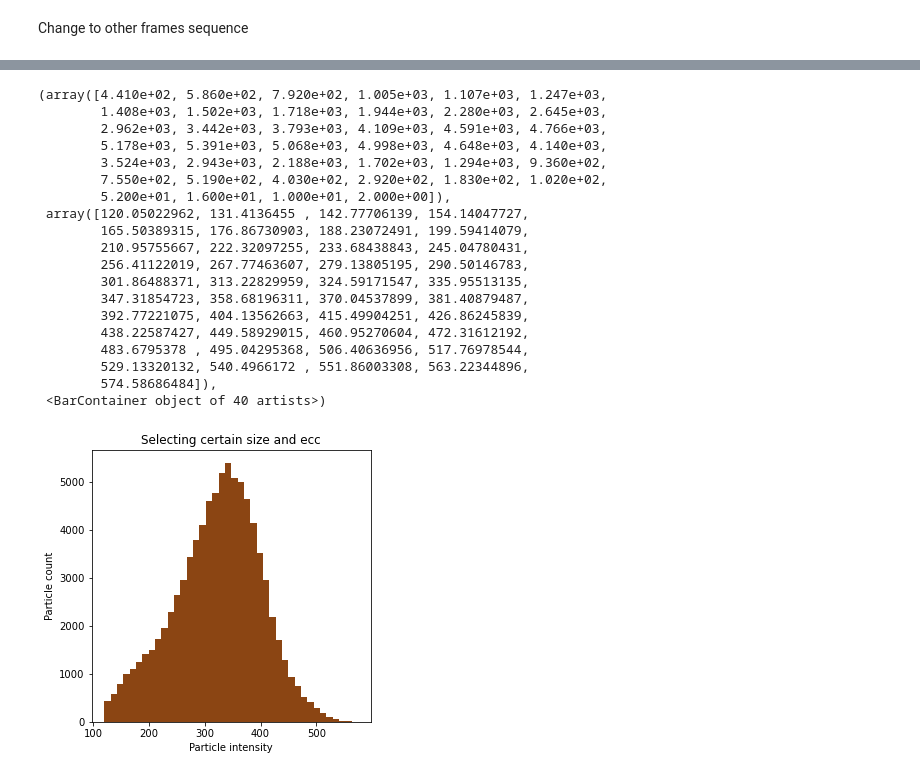
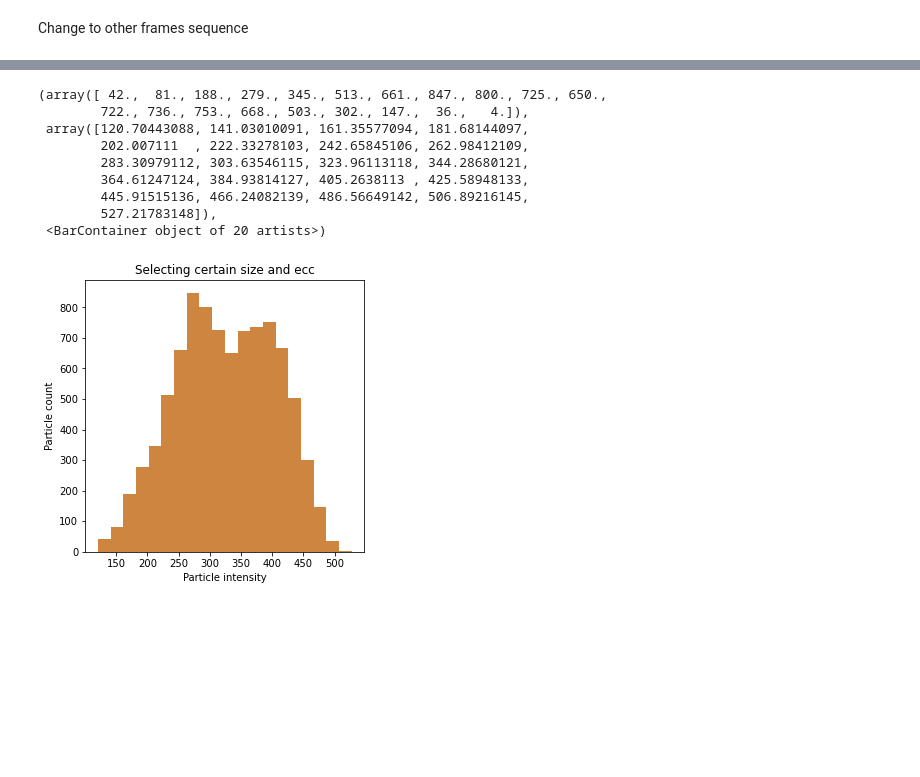
Before and after one commit to nanoepics/epicsjukebox, a Jupyter notebook: Notebooks/Ingmar/AnalysisBF_Full.ipynb, the cells around one changed output, grey strips where cells are left out. Saved outputs shown, nothing was run; the diff lists cells and outputs as text; code cells hidden in the pictures; blank space fills up the shorter version.

```diff
--- a/Notebooks/Ingmar/AnalysisBF_Full.ipynb
+++ b/Notebooks/Ingmar/AnalysisBF_Full.ipynb
@@ -252,7 +286,7 @@ plt.hist(t_b['mass'], color='saddlebrown')
 # %%
-t_c = tp.filter_stubs(t_b, 7)
+# t_c = tp.filter_stubs(t_b, 10)
 plt.title('After filtering out spurious particles')
 plt.xlabel('Particle intensity')
 plt.ylabel('Particle count')
-plt.hist(t_c['mass'], color='saddlebrown', bins=40)
+plt.hist(t_c['mass'], color='peru', bins=30)
 # %% [output]
@@ -279,28 +306,18 @@ plt.hist(t_c['mass'], color='saddlebrown', bins=40)
 # %%
 t_d = t_c[((t_c['mass'] > 120) & (t_c['size'] < 2.6) &
          (t_c['ecc'] < 0.5))]
 plt.title('Selecting certain size and ecc')
 plt.xlabel('Particle intensity')
 plt.ylabel('Particle count')
-plt.hist(t_d['mass'], color='saddlebrown', bins=40)
+plt.hist(t_d['mass'], color='peru', bins=20)
 # %% [output]
-(array([4.410e+02, 5.860e+02, 7.920e+02, 1.005e+03, 1.107e+03, 1.247e+03,
-        1.408e+03, 1.502e+03, 1.718e+03, 1.944e+03, 2.280e+03, 2.645e+03,
-        2.962e+03, 3.442e+03, 3.793e+03, 4.109e+03, 4.591e+03, 4.766e+03,
-        5.178e+03, 5.391e+03, 5.068e+03, 4.998e+03, 4.648e+03, 4.140e+03,
-        3.524e+03, 2.943e+03, 2.188e+03, 1.702e+03, 1.294e+03, 9.360e+02,
-        7.550e+02, 5.190e+02, 4.030e+02, 2.920e+02, 1.830e+02, 1.020e+02,
-        5.200e+01, 1.600e+01, 1.000e+01, 2.000e+00]),
- array([120.05022962, 131.4136455 , 142.77706139, 154.14047727,
-        165.50389315, 176.86730903, 188.23072491, 199.59414079,
-        210.95755667, 222.32097255, 233.68438843, 245.04780431,
-        256.41122019, 267.77463607, 279.13805195, 290.50146783,
-        301.86488371, 313.22829959, 324.59171547, 335.95513135,
-        347.31854723, 358.68196311, 370.04537899, 381.40879487,
-        392.77221075, 404.13562663, 415.49904251, 426.86245839,
-        438.22587427, 449.58929015, 460.95270604, 472.31612192,
-        483.6795378 , 495.04295368, 506.40636956, 517.76978544,
-        529.13320132, 540.4966172 , 551.86003308, 563.22344896,
-        574.58686484]),
- <BarContainer object of 40 artists>)
+(array([ 42.,  81., 188., 279., 345., 513., 661., 847., 800., 725., 650.,
+        722., 736., 753., 668., 503., 302., 147.,  36.,   4.]),
+ array([120.70443088, 141.03010091, 161.35577094, 181.68144097,
+        202.007111  , 222.33278103, 242.65845106, 262.98412109,
+        283.30979112, 303.63546115, 323.96113118, 344.28680121,
+        364.61247124, 384.93814127, 405.2638113 , 425.58948133,
+        445.91515136, 466.24082139, 486.56649142, 506.89216145,
+        527.21783148]),
+ <BarContainer object of 20 artists>)
-[figure, old version]
+[figure, new version]
```
Also changed, not shown: parts of 11 cells of this notebook, 1 other file.
